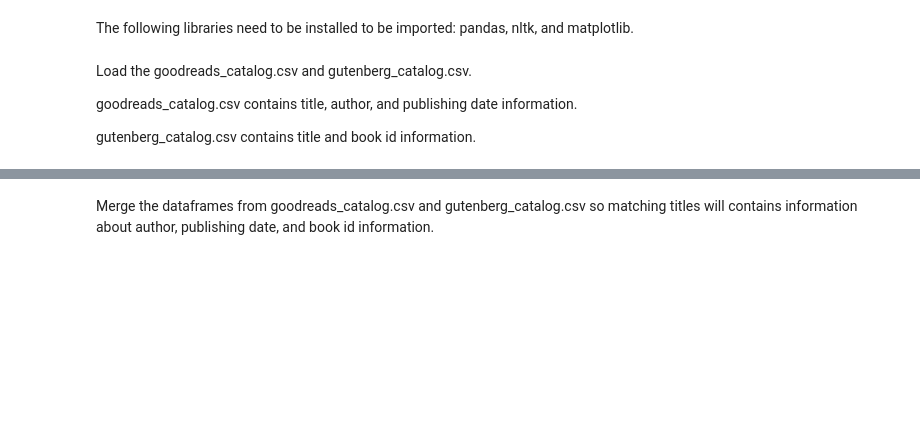
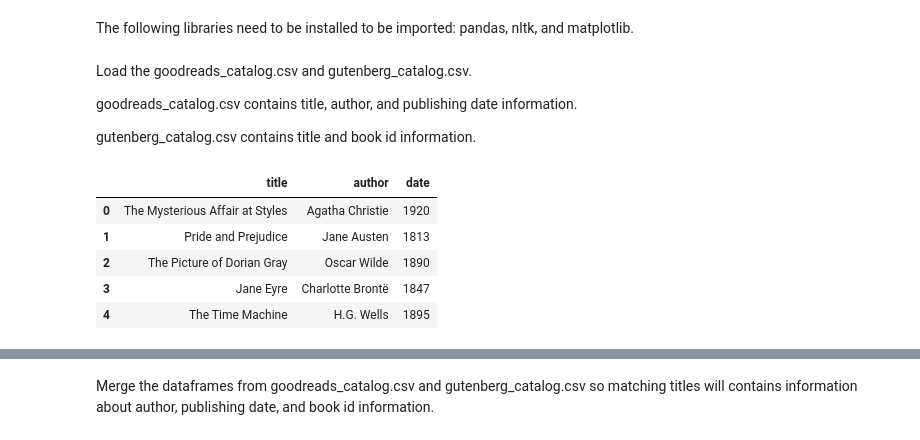
Before and after one commit to clararichter/authorship-identification, a Jupyter notebook: project_notebook.ipynb, the cells around one changed output, grey strips where cells are left out. Cells and saved outputs as stored; diff of their text form; code cells hidden in the pictures; blank space fills up the shorter version.

```diff
--- a/project_notebook.ipynb
+++ b/project_notebook.ipynb
@@ -53,6 +53,14 @@ gutenberg_catalog.csv contains title and book id information.
 # %%
 df = pd.read_csv('goodreads_catalog.csv')
 df.columns = ['title','author','date']
+df.head(5)
+# %% [output]
+|  | title | author | date |
+| 0 | The Mysterious Affair at Styles | Agatha Christie | 1920 |
+| 1 | Pride and Prejudice | Jane Austen | 1813 |
+| 2 | The Picture of Dorian Gray | Oscar Wilde | 1890 |
+| 3 | Jane Eyre | Charlotte Brontë | 1847 |
+| 4 | The Time Machine | H.G. Wells | 1895 |
 # %%
 df2 = pd.read_csv('gutenberg_catalog.csv', sep='\t')
 df2.columns = ['title','book_id']
```
Also changed, not shown: parts of 6 cells of this notebook.
